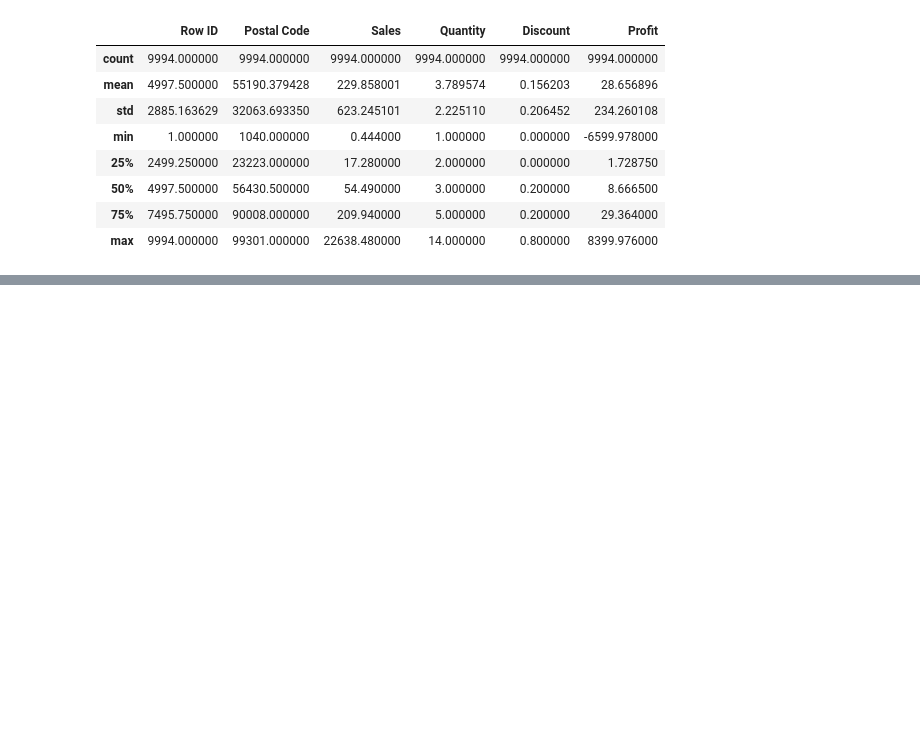
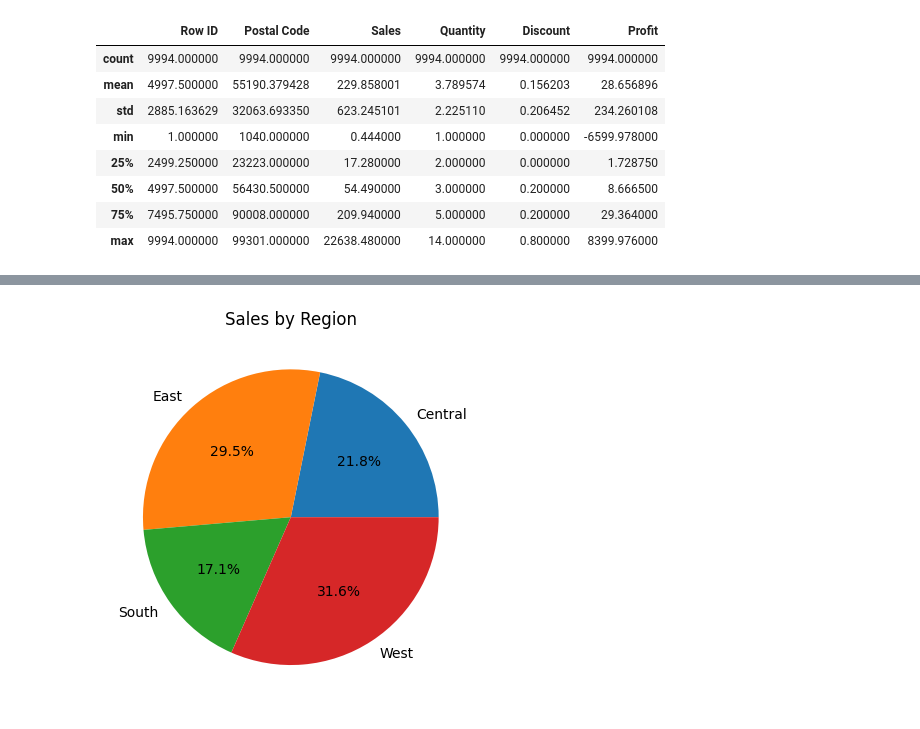
Before and after one commit to Nazaret-Eduardo/sql-data-analysis-portfolio, a Jupyter notebook: notebooks/sales_analysis.ipynb, the cells around one changed output, grey strips where cells are left out. Cells and saved outputs as stored; diff of their text form; code cells hidden in the pictures; blank space fills up the shorter version.

```diff
--- a/notebooks/sales_analysis.ipynb
+++ b/notebooks/sales_analysis.ipynb
@@ -55,0 +137,15 @@ df.describe()
+# %%
+sales_by_region = df.groupby('Region')['Sales'].sum()
+
+sales_by_region.plot(
+    kind='pie',
+    autopct='%1.1f%%'
+)
+
+plt.title('Sales by Region')
+
+plt.ylabel('')
+
+plt.show()
+# %% [output]
+[figure, added]
```
Also changed, not shown: parts of 18 cells of this notebook.
